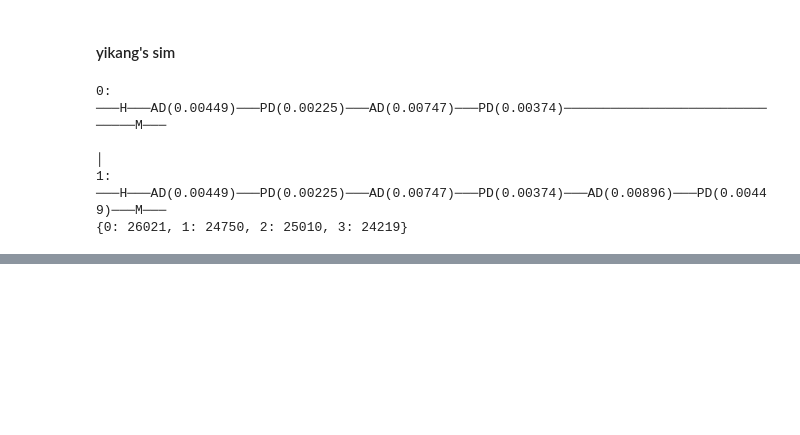
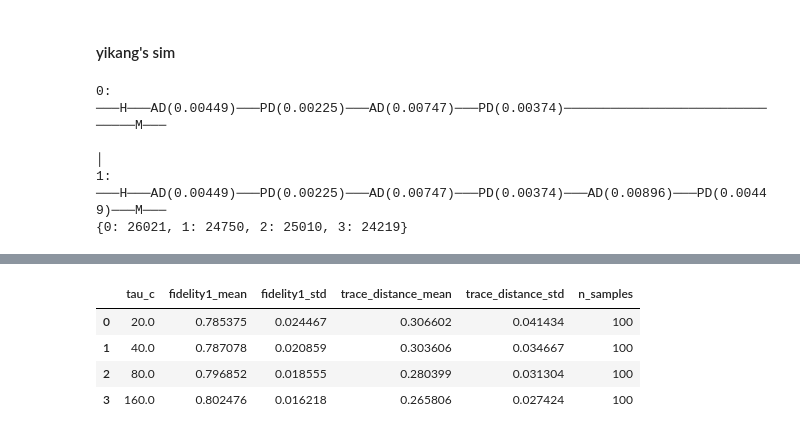
Before and after one commit to diaodaliuhe/cirq_project, a Jupyter notebook: mynotebooks0416/script.ipynb, the cells around one changed output, grey strips where cells are left out. Saved outputs shown, nothing was run; the diff lists cells and outputs as text; code cells hidden in the pictures; blank space fills up the shorter version.

```diff
--- a/mynotebooks0416/script.ipynb
+++ b/mynotebooks0416/script.ipynb
@@ -2214,0 +2332,7 @@ print(dict(result))
+# %%
+import json
+
+manifest_path = raw_dir / "raw_manifest.json"
+manifest = json.loads(manifest_path.read_text(encoding="utf-8"))
+
+manifest.keys(), manifest.get("format"), len(manifest.get("items", []))
@@ -2214,0 +2389,13 @@ print(dict(result))
+# %%
+import numpy as np
+
+for tau_c in sorted(fid_by_tau.keys()):
+    fid = np.asarray(fid_by_tau[tau_c])
+    td  = np.asarray(td_by_tau[tau_c])
+
+    print(
+        f"tau={tau_c:8.1f}  "
+        f"fid mean={fid.mean():.6f} std={fid.std():.6f}  "
+        f"td mean={td.mean():.6f} std={td.std():.6f}  "
+        f"nan? {np.isnan(fid).any() or np.isnan(td).any()}"
+    )
@@ -2214,0 +2407,25 @@ print(dict(result))
+# %%
+import pandas as pd
+import numpy as np
+
+rows = []
+for tau_c in sorted(fid_by_tau.keys()):
+    fid = np.asarray(fid_by_tau[tau_c])
+    td  = np.asarray(td_by_tau[tau_c])
+    rows.append({
+        "tau_c": tau_c,
+        "fidelity1_mean": float(fid.mean()),
+        "fidelity1_std": float(fid.std(ddof=0)),
+        "trace_distance_mean": float(td.mean()),
+        "trace_distance_std": float(td.std(ddof=0)),
+        "n_samples": int(fid.shape[0]),
+    })
+
+df = pd.DataFrame(rows)
+df
+# %% [output]
+|  | tau_c | fidelity1_mean | fidelity1_std | trace_distance_mean | trace_distance_std | n_samples |
+| 0 | 20.0 | 0.785375 | 0.024467 | 0.306602 | 0.041434 | 100 |
+| 1 | 40.0 | 0.787078 | 0.020859 | 0.303606 | 0.034667 | 100 |
+| 2 | 80.0 | 0.796852 | 0.018555 | 0.280399 | 0.031304 | 100 |
+| 3 | 160.0 | 0.802476 | 0.016218 | 0.265806 | 0.027424 | 100 |
```
Also changed, not shown: parts of 32 cells of this notebook, 22 other files.
